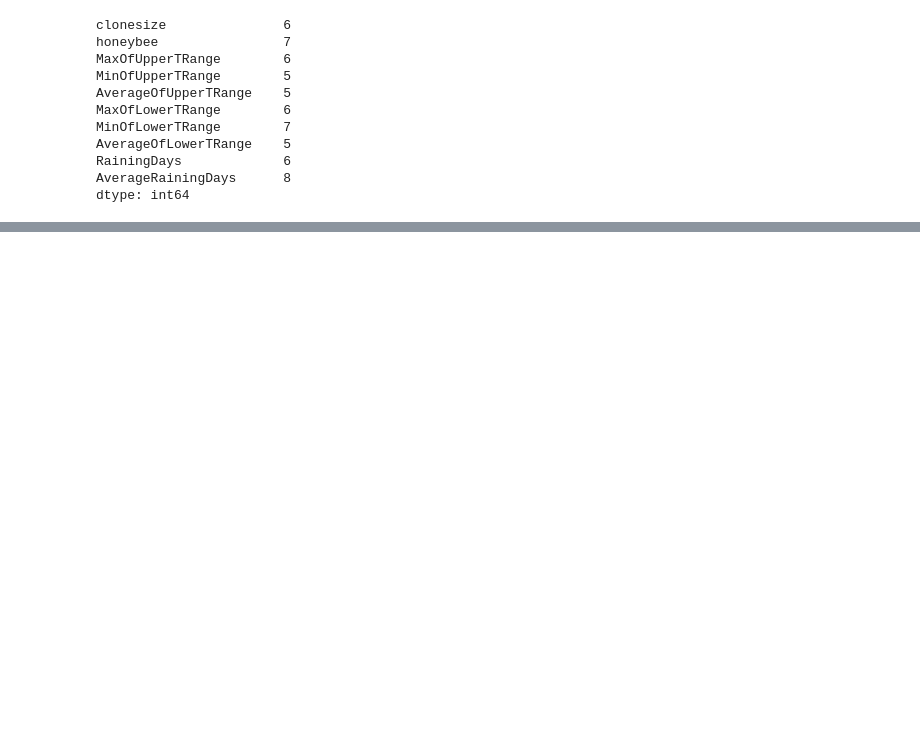
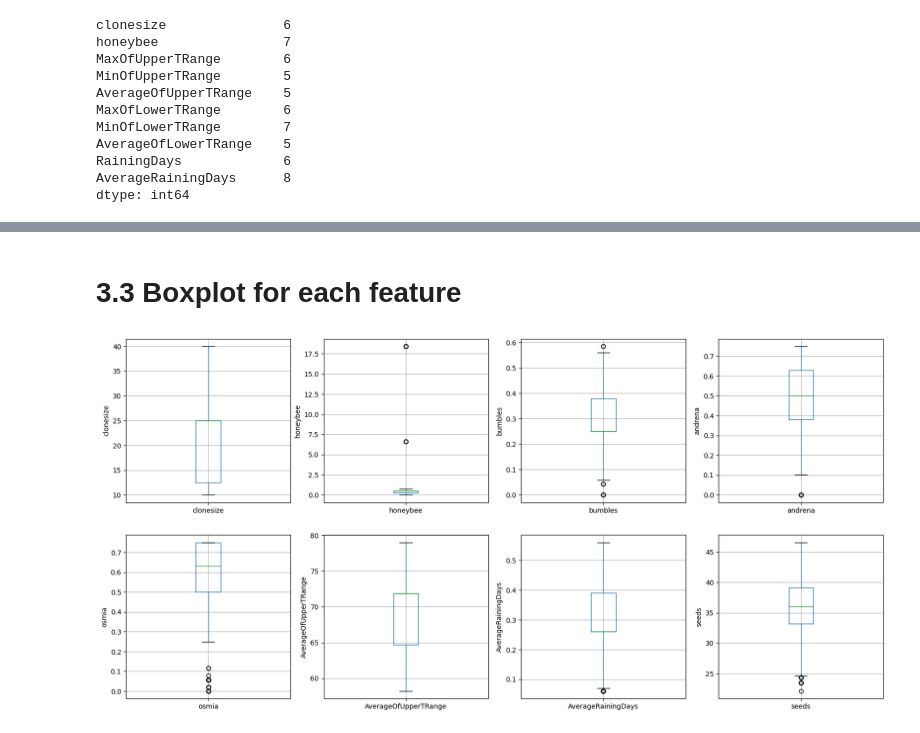
Before and after one commit to JMViJi/Prediction-of-Wild-Blueberry-Yield, a Jupyter notebook: PredictionOfWildBlueberryYield.ipynb, the cells around one changed output, grey strips where cells are left out. Cells and saved outputs as stored; diff of their text form; code cells hidden in the pictures; blank space fills up the shorter version.

```diff
--- a/PredictionOfWildBlueberryYield.ipynb
+++ b/PredictionOfWildBlueberryYield.ipynb
@@ -211,0 +268,11 @@ Text(0.5, 1.0, 'Histogram of clonesize feature')
+# %% [markdown]
+# 3.3 Boxplot for each feature
+# %%
+# Boxplot for each feature in X_train dataset
+plt.figure(figsize=(20, 20))
+for i, col in enumerate(X_train.columns):
+    plt.subplot(4, 4, i+1)
+    X_train.boxplot(col)
+    plt.ylabel(col)
+# %% [output]
+[figure, added]
```
Also changed, not shown: parts of 32 cells of this notebook, 1 other file.
